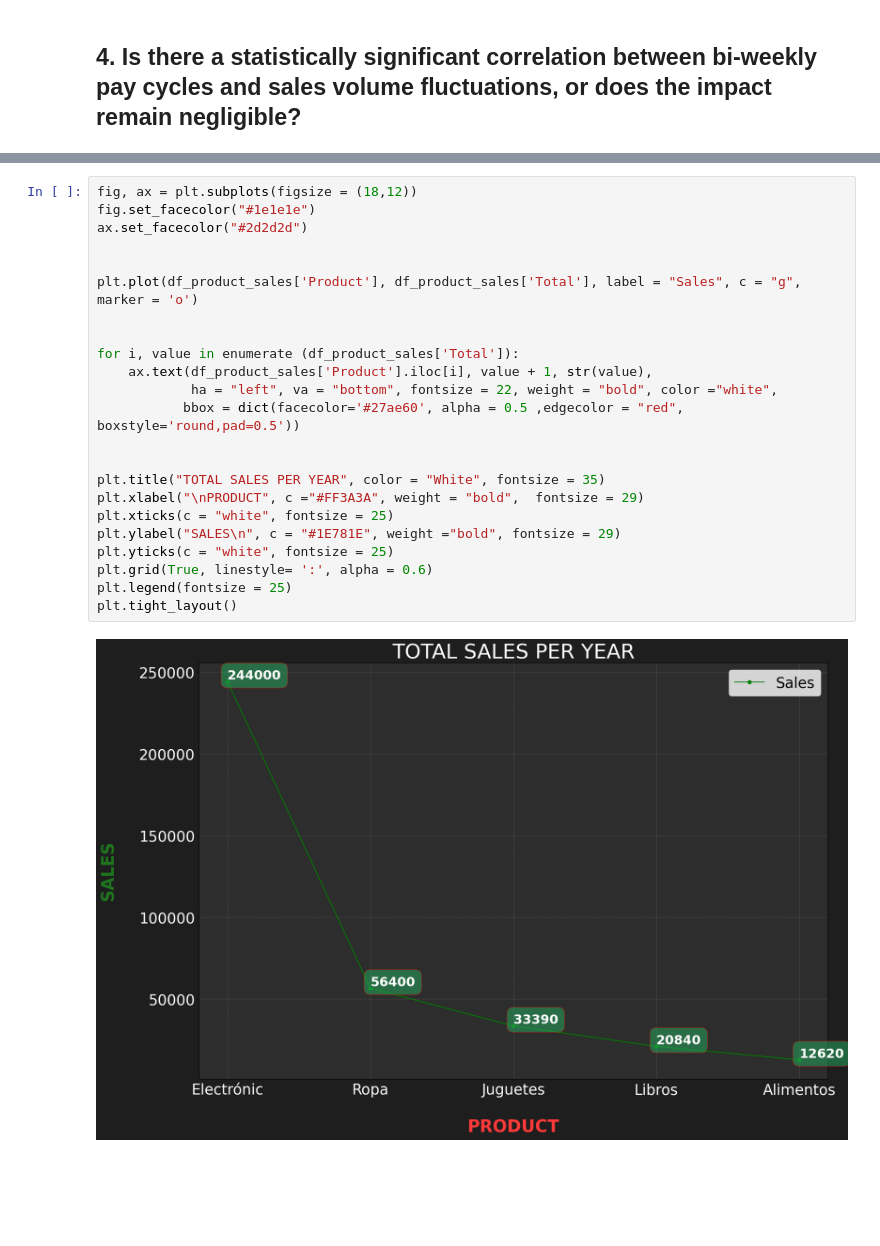
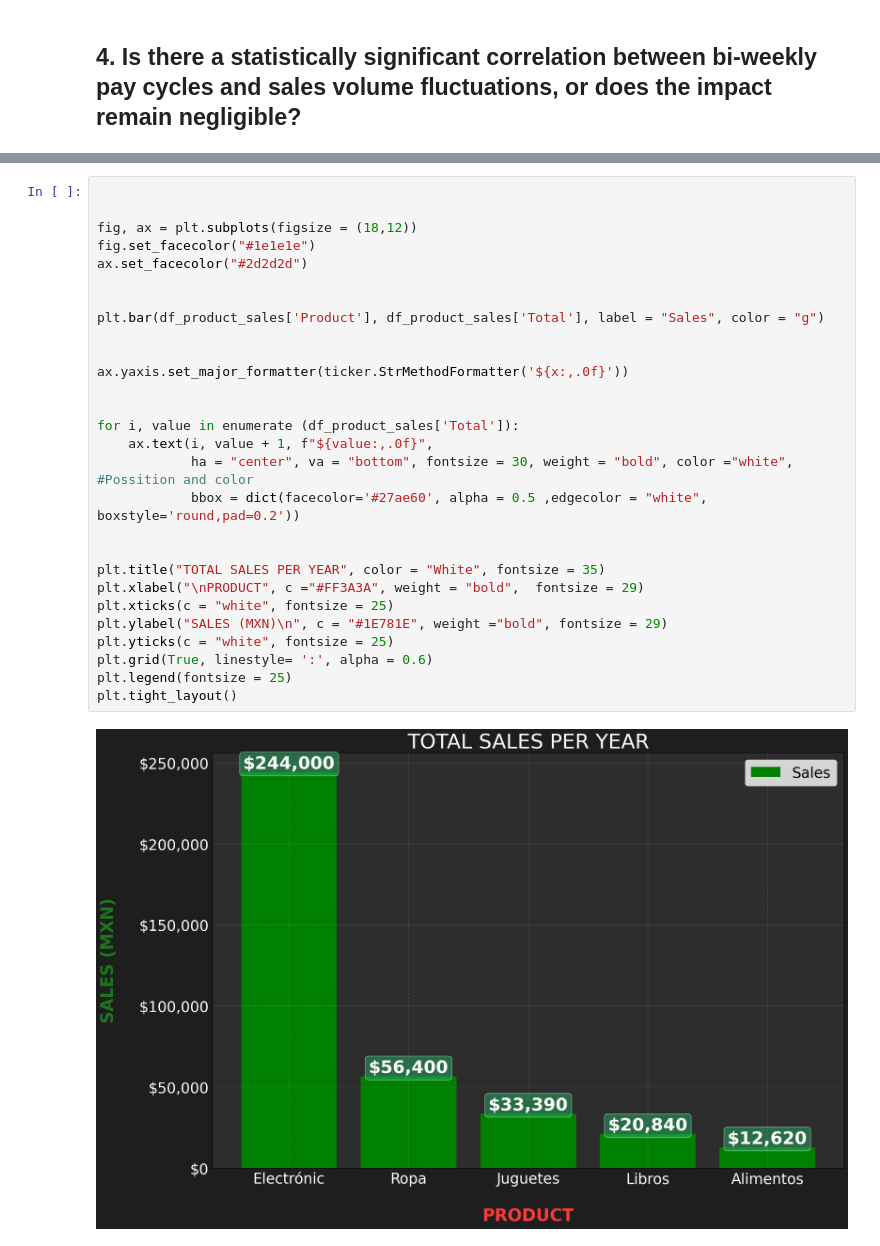
Before and after one commit to Moises-Acosta/Sales_proyect, a Jupyter notebook: Sales_Proyect.ipynb, the cells around one changed output, grey strips where cells are left out. Cells and saved outputs as stored; diff of their text form; blank space fills up the shorter version.

```diff
--- a/Sales_Proyect.ipynb
+++ b/Sales_Proyect.ipynb
@@ -178,25 +189,30 @@ The reflected sales on Paydays have an impact: 15.53%
 # %%
+
+
 fig, ax = plt.subplots(figsize = (18,12))
 fig.set_facecolor("#1e1e1e")
 ax.set_facecolor("#2d2d2d")
 
 
-plt.plot(df_product_sales['Product'], df_product_sales['Total'], label = "Sales", c = "g", marker = 'o')
+plt.bar(df_product_sales['Product'], df_product_sales['Total'], label = "Sales", color = "g")
+
+
+ax.yaxis.set_major_formatter(ticker.StrMethodFormatter('${x:,.0f}'))
 
 
 for i, value in enumerate (df_product_sales['Total']):
-    ax.text(df_product_sales['Product'].iloc[i], value + 1, str(value),
-            ha = "left", va = "bottom", fontsize = 22, weight = "bold", color ="white",
-           bbox = dict(facecolor='#27ae60', alpha = 0.5 ,edgecolor = "red", boxstyle='round,pad=0.5'))
+    ax.text(i, value + 1, f"${value:,.0f}",
+            ha = "center", va = "bottom", fontsize = 30, weight = "bold", color ="white",  #Possition and color
+            bbox = dict(facecolor='#27ae60', alpha = 0.5 ,edgecolor = "white", boxstyle='round,pad=0.2'))
 
 
 plt.title("TOTAL SALES PER YEAR", color = "White", fontsize = 35)
 plt.xlabel("\nPRODUCT", c ="#FF3A3A", weight = "bold",  fontsize = 29)
 plt.xticks(c = "white", fontsize = 25)
-plt.ylabel("SALES\n", c = "#1E781E", weight ="bold", fontsize = 29)
+plt.ylabel("SALES (MXN)\n", c = "#1E781E", weight ="bold", fontsize = 29)
 plt.yticks(c = "white", fontsize = 25)
 plt.grid(True, linestyle= ':', alpha = 0.6)
 plt.legend(fontsize = 25)
 plt.tight_layout()
 # %% [output]
-[figure, old version]
+[figure, new version]
```
Also changed, not shown: parts of 29 cells of this notebook.
